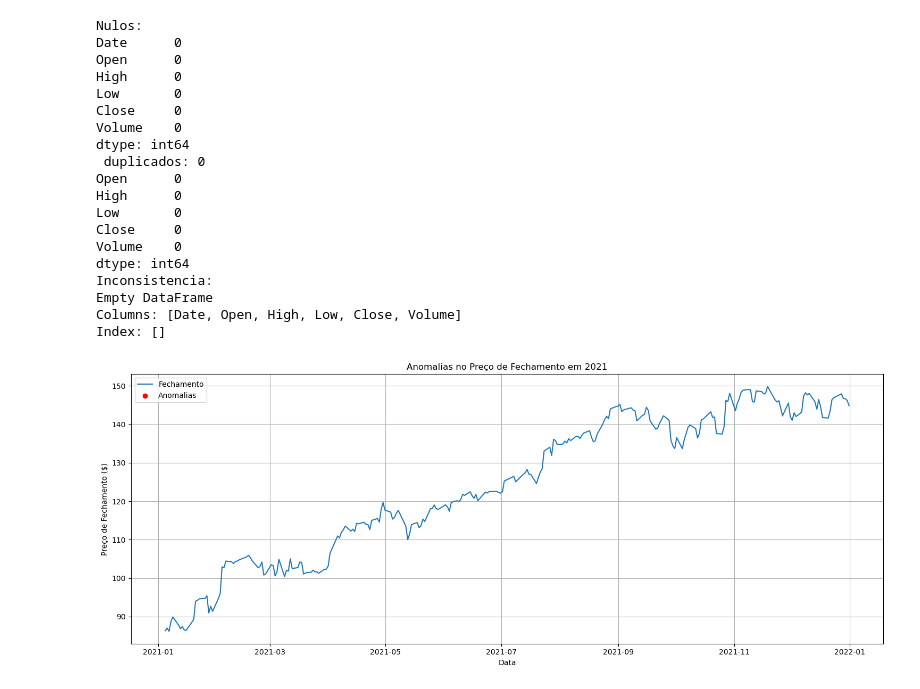
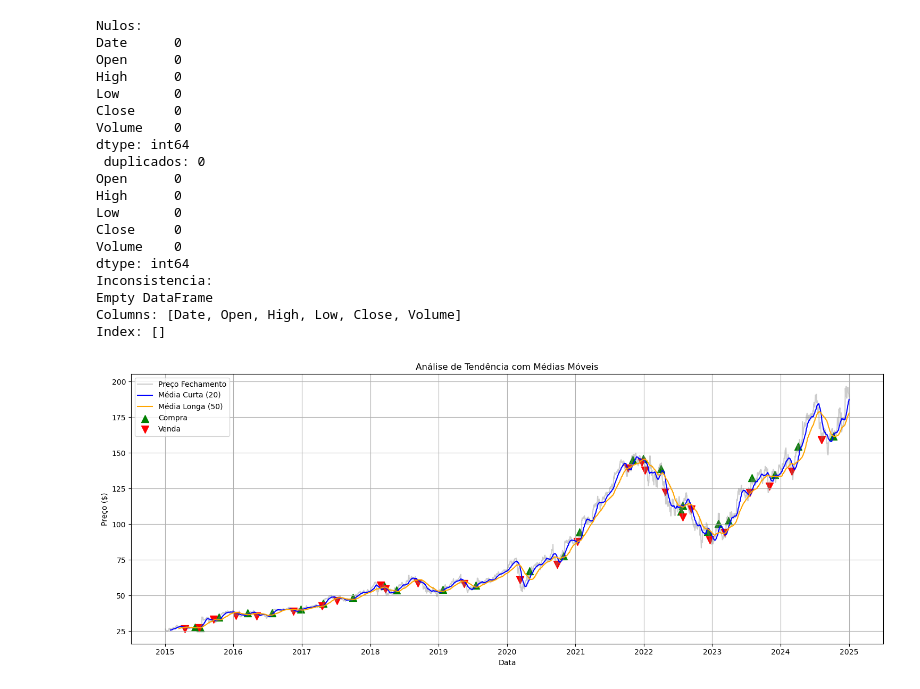
Before and after one commit to Rambo0704/ProjetoDadosGoogle, a Jupyter notebook: visualização.ipynb, the cells around one changed output. Cells and saved outputs as stored; diff of their text form; code cells hidden in the pictures.

Commit message:
feat:prev_tendencia

```diff
--- a/visualização.ipynb
+++ b/visualização.ipynb
@@ -123,6 +122,30 @@ def detecta_anomalias(ano_escolhido=2021):
     plt.tight_layout()
     plt.show()
 # %%
-detecta_anomalias()
+def prev_tendencias():
+    df = leitura_csv()
+    df['media_curta'] = df['Close'].rolling(window = 20).mean()
+    df['media_longa'] = df['Close'].rolling(window = 50).mean()
+    df['compra'] = (df['media_curta'] > df['media_longa']) & (df['media_curta'].shift(1) <= df['media_longa'].shift(1))
+    df['venda'] = (df['media_curta'] < df['media_longa']) & (df['media_curta'].shift(1) >= df['media_longa'].shift(1))
+
+    plt.figure(figsize=(15,6))
+    plt.plot(df['Date'], df['Close'], label='Preço Fechamento', color='gray', alpha=0.4)
+    plt.plot(df['Date'], df['media_curta'], label='Média Curta (20)', color='blue')
+    plt.plot(df['Date'], df['media_longa'], label='Média Longa (50)', color='orange')
+
+    # Sinais
+    plt.scatter(df.loc[df['compra'], 'Date'], df.loc[df['compra'], 'Close'], label='Compra', marker='^', color='green', s=100)
+    plt.scatter(df.loc[df['venda'], 'Date'], df.loc[df['venda'], 'Close'], label='Venda', marker='v', color='red', s=100)
+
+    plt.title('Análise de Tendência com Médias Móveis')
+    plt.xlabel('Data')
+    plt.ylabel('Preço ($)')
+    plt.legend()
+    plt.grid(True)
+    plt.tight_layout()
+    plt.show()
-# %% [output]
-[figure, removed]
+# %%
+prev_tendencias()
+# %% [output]
+[figure, added]
```
Also changed, not shown: parts of 1 cell of this notebook, 1 other file.
